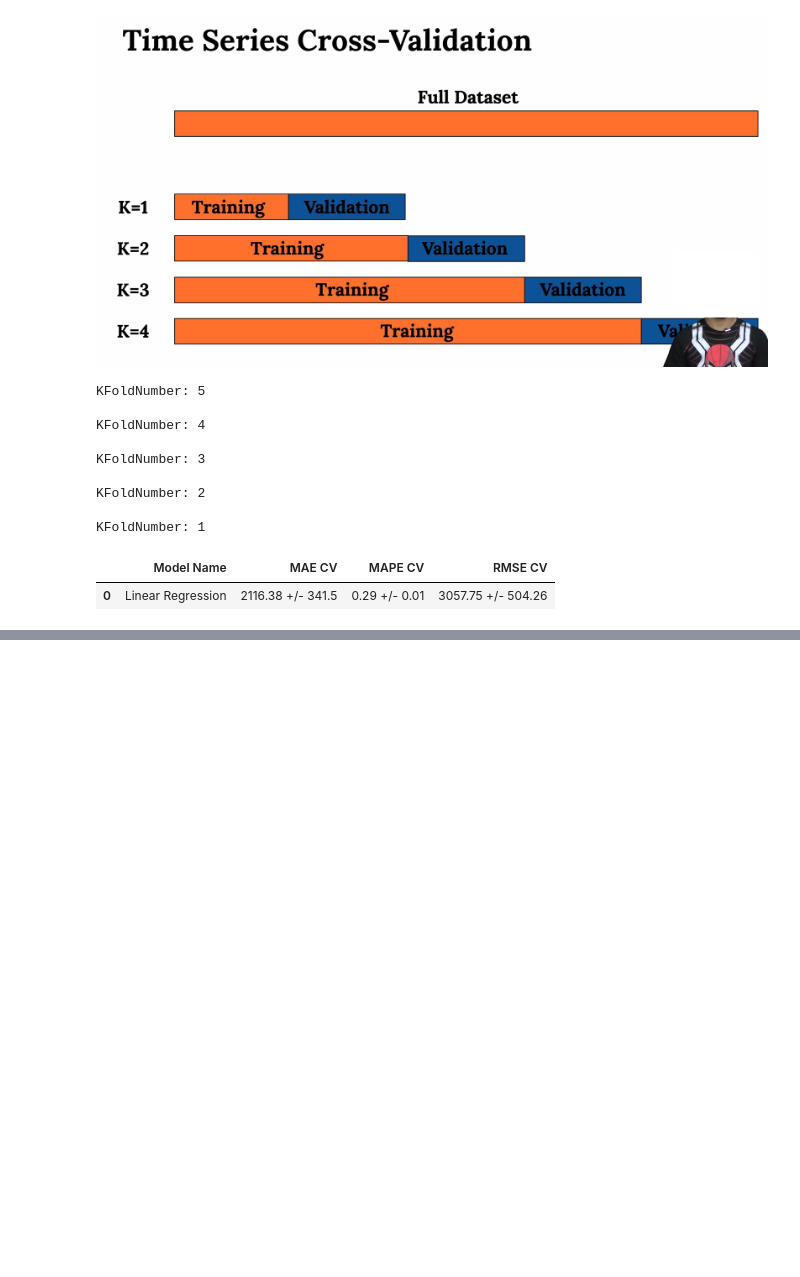
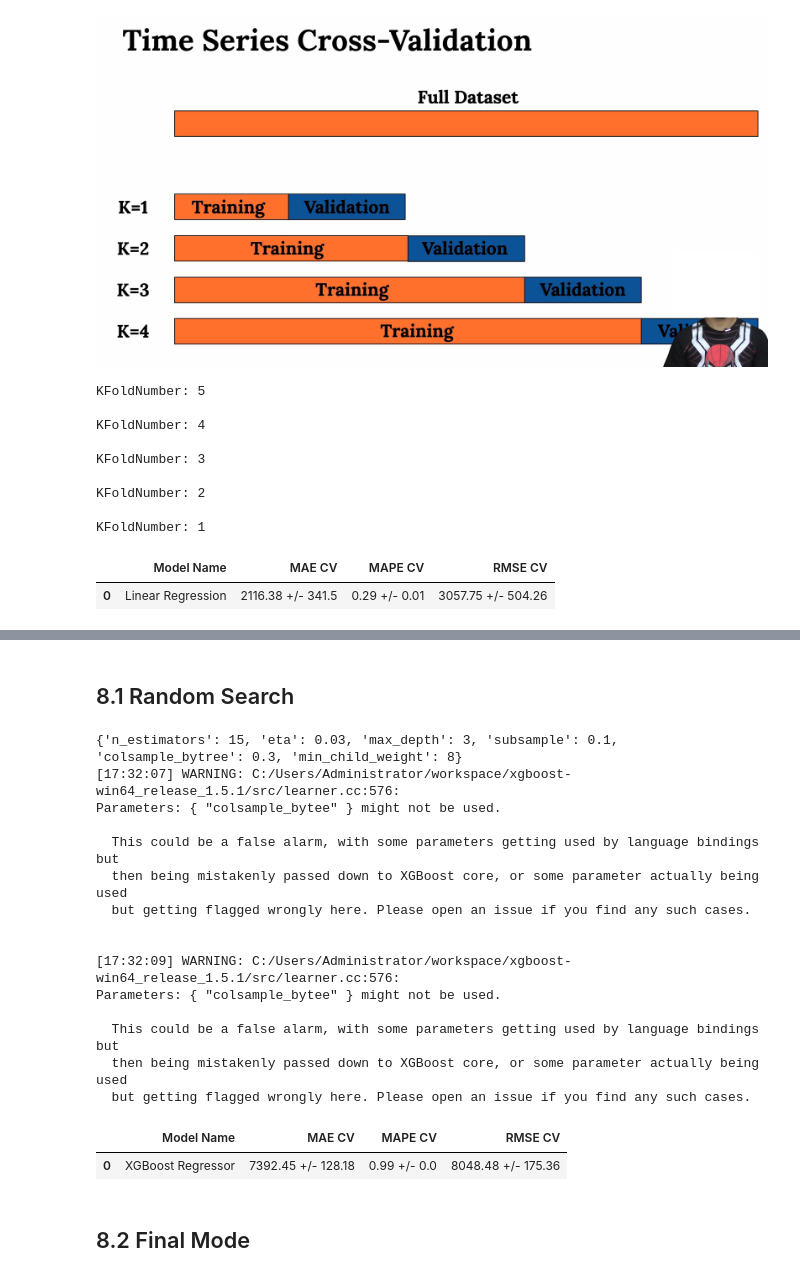
Before and after one commit to WillNery/ds_em_producao, a Jupyter notebook: ds_em_producao.ipynb, the cells around one changed output, grey strips where cells are left out. Drawn from its saved outputs; the diff is of its cells as text; code cells hidden in the pictures; blank space fills up the shorter version.

```diff
--- a/ds_em_producao.ipynb
+++ b/ds_em_producao.ipynb
@@ -1585,0 +1604,2 @@ KFoldNumber: 1
+# %% [markdown]
+## 8.1 Random Search
@@ -1585,0 +1610,59 @@ KFoldNumber: 1
+# %%
+#chave valor para os hiperparametros
+param = {
+        'n_estimators': [15, 17, 25, 30, 35],
+        'eta': [0.01, 0.03],
+        'max_depth': [3, 5, 9],
+        'subsample': [0.1, 0.5, 0.7],
+        'colsample_bytree': [0.3, 0.7, 0.9],
+        'min_child_weight': [3, 8, 15],
+
+
+}
+
+# número de erros que iremos colocar no dataframe
+MAX_EVAL = 1
+# %%
+#aonde ficam guardados os reultados das iterações
+final_result = pd.DataFrame()
+
+for i in range(MAX_EVAL):
+    # choose values parameters randomly
+    hp = { k: random.sample( v, 1 )[0] for k, v in param.items() }
+    print(hp)
+
+    #model
+    model_xgb = xgb.XGBRegressor(objective='reg:squarederror',
+                                n_estimators=hp['n_estimators'],
+                                eta=hp['eta'],
+                                max_depth=hp['max_depth'],
+                                subsample=hp['subsample'],
+                                colsample_bytee=hp['colsample_bytree'],
+                                min_child_weight= hp['min_child_weight'])#.fit( X_train, y_train ) treinamento embutido dentro do cross validation
+
+
+    #performance
+    result = cross_validation( x_training, 2, 'XGBoost Regressor', model_xgb )
+    final_result = pd.concat([final_result, result])
+
+final_result
+# %% [output]
+{'n_estimators': 15, 'eta': 0.03, 'max_depth': 3, 'subsample': 0.1, 'colsample_bytree': 0.3, 'min_child_weight': 8}
+[17:32:07] WARNING: C:/Users/Administrator/workspace/xgboost-win64_release_1.5.1/src/learner.cc:576:
+Parameters: { "colsample_bytee" } might not be used.
+
+  This could be a false alarm, with some parameters getting used by language bindings but
+  then being mistakenly passed down to XGBoost core, or some parameter actually being used
+  but getting flagged wrongly here. Please open an issue if you find any such cases.
+
+
+[17:32:09] WARNING: C:/Users/Administrator/workspace/xgboost-win64_release_1.5.1/src/learner.cc:576:
+Parameters: { "colsample_bytee" } might not be used.
+
+  This could be a false alarm, with some parameters getting used by language bindings but
+  then being mistakenly passed down to XGBoost core, or some parameter actually being used
+  but getting flagged wrongly here. Please open an issue if you find any such cases.
+|  | Model Name | MAE CV | MAPE CV | RMSE CV |
+| 0 | XGBoost Regressor | 7392.45 +/- 128.18 | 0.99 +/- 0.0 | 8048.48 +/- 175.36 |
+# %% [markdown]
+## 8.2 Final Mode
```
Also changed, not shown: parts of 6 cells of this notebook.
